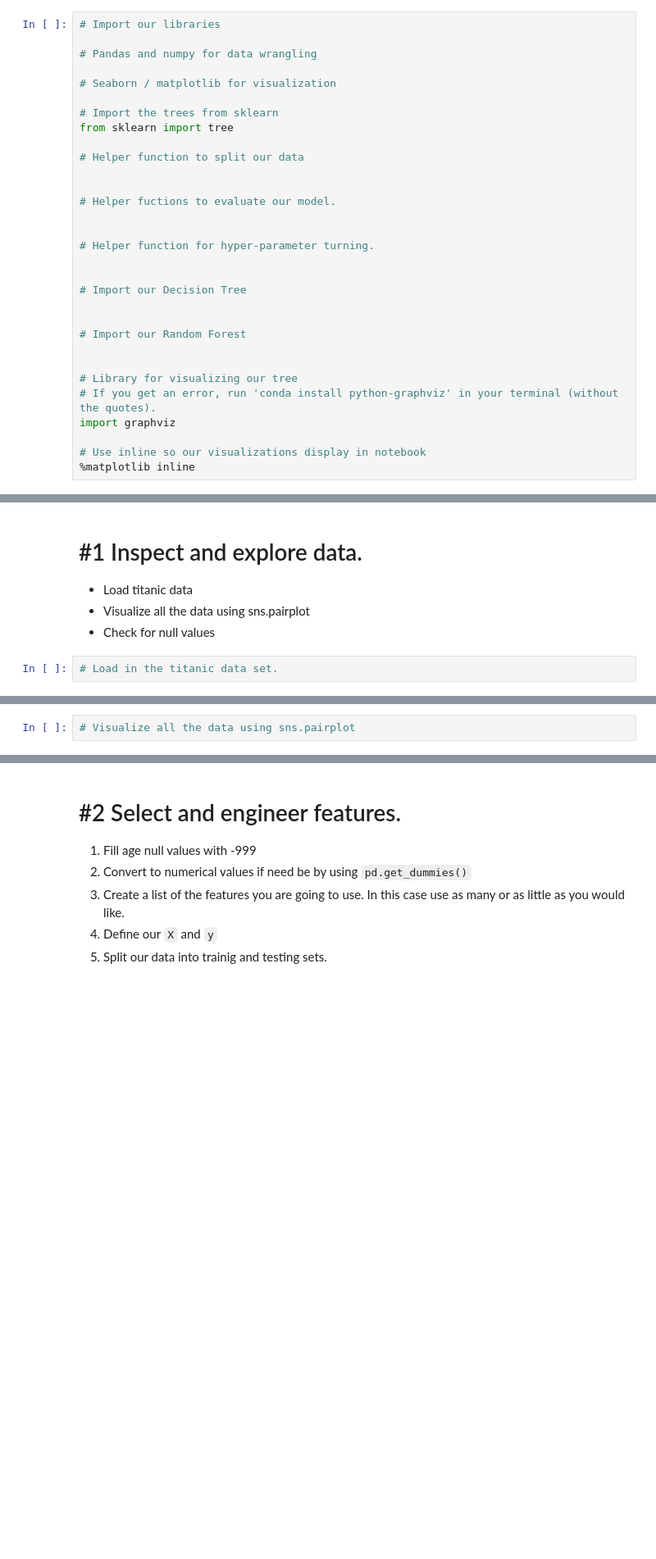
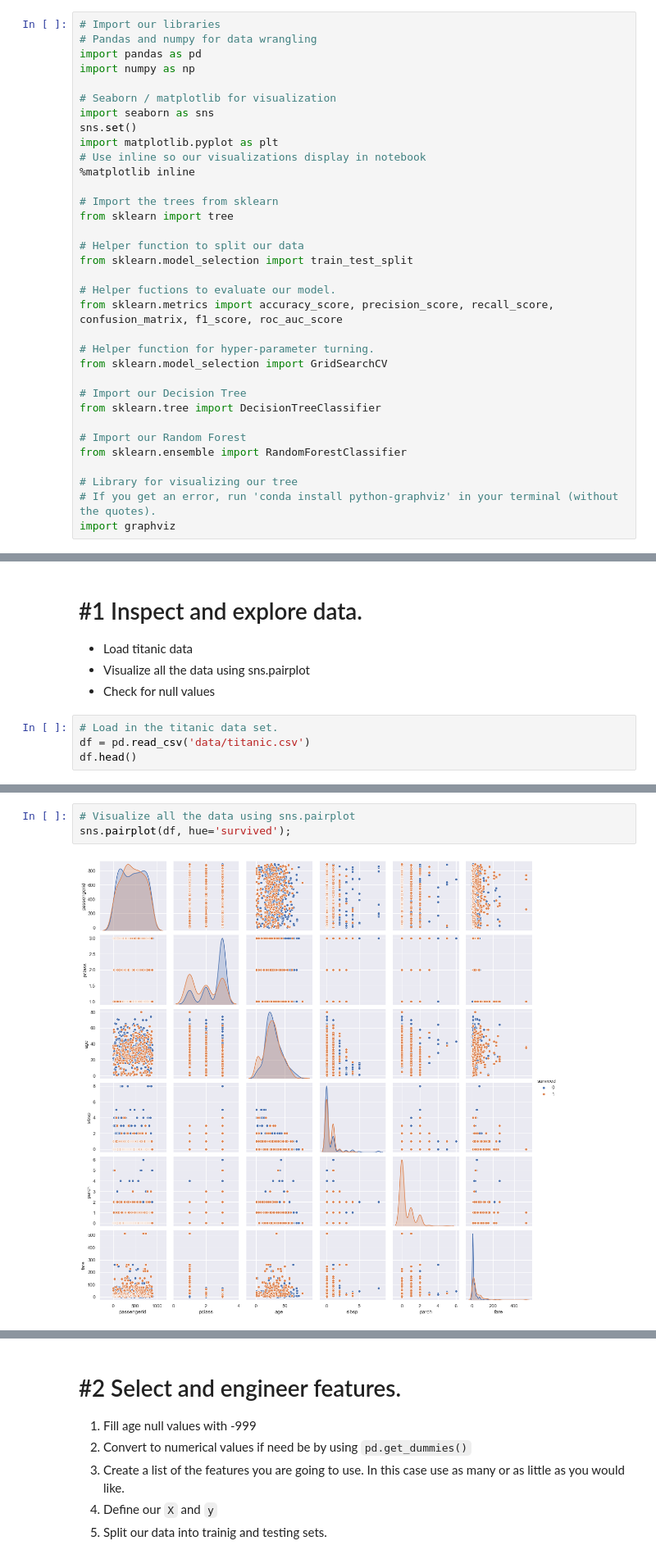
Before and after one commit to hMRZQ21/2022-fall-data-science, a Jupyter notebook: Week-05-RandomForest/Exercise-RandomForests.ipynb, the cells around one changed output, grey strips where cells are left out. Shown: that part at 82% size. Cells and saved outputs as stored; diff of their text form; blank space fills up the shorter version.

```diff
--- a/Week-05-RandomForest/Exercise-RandomForests.ipynb
+++ b/Week-05-RandomForest/Exercise-RandomForests.ipynb
@@ -1,34 +1,37 @@
 # %%
 # Import our libraries
-
 # Pandas and numpy for data wrangling
+import pandas as pd
+import numpy as np
 
 # Seaborn / matplotlib for visualization
+import seaborn as sns
+sns.set()
+import matplotlib.pyplot as plt
+# Use inline so our visualizations display in notebook
+%matplotlib inline
 
 # Import the trees from sklearn
 from sklearn import tree
 
 # Helper function to split our data
-
+from sklearn.model_selection import train_test_split
 
 # Helper fuctions to evaluate our model.
-
+from sklearn.metrics import accuracy_score, precision_score, recall_score, confusion_matrix, f1_score, roc_auc_score
 
 # Helper function for hyper-parameter turning.
-
+from sklearn.model_selection import GridSearchCV
 
 # Import our Decision Tree
-
+from sklearn.tree import DecisionTreeClassifier
 
 # Import our Random Forest
-
+from sklearn.ensemble import RandomForestClassifier
 
 # Library for visualizing our tree
 # If you get an error, run 'conda install python-graphviz' in your terminal (without the quotes).
 import graphviz
-
-# Use inline so our visualizations display in notebook
-%matplotlib inline
 # %% [markdown]
 ## Main Steps when building a Machine Learning Model.
 1. Inspect and explore data.
@@ -42,3 +45,5 @@ import graphviz
 * Check for null values
 # %%
 # Load in the titanic data set.
+df = pd.read_csv('data/titanic.csv')
+df.head()
@@ -45,4 +57,7 @@ import graphviz
 # %%
 # Visualize all the data using sns.pairplot
+sns.pairplot(df, hue='survived');
+# %% [output]
+[figure, added]
 # %%
 # Check for null values
```
Also changed, not shown: parts of 37 cells of this notebook.
